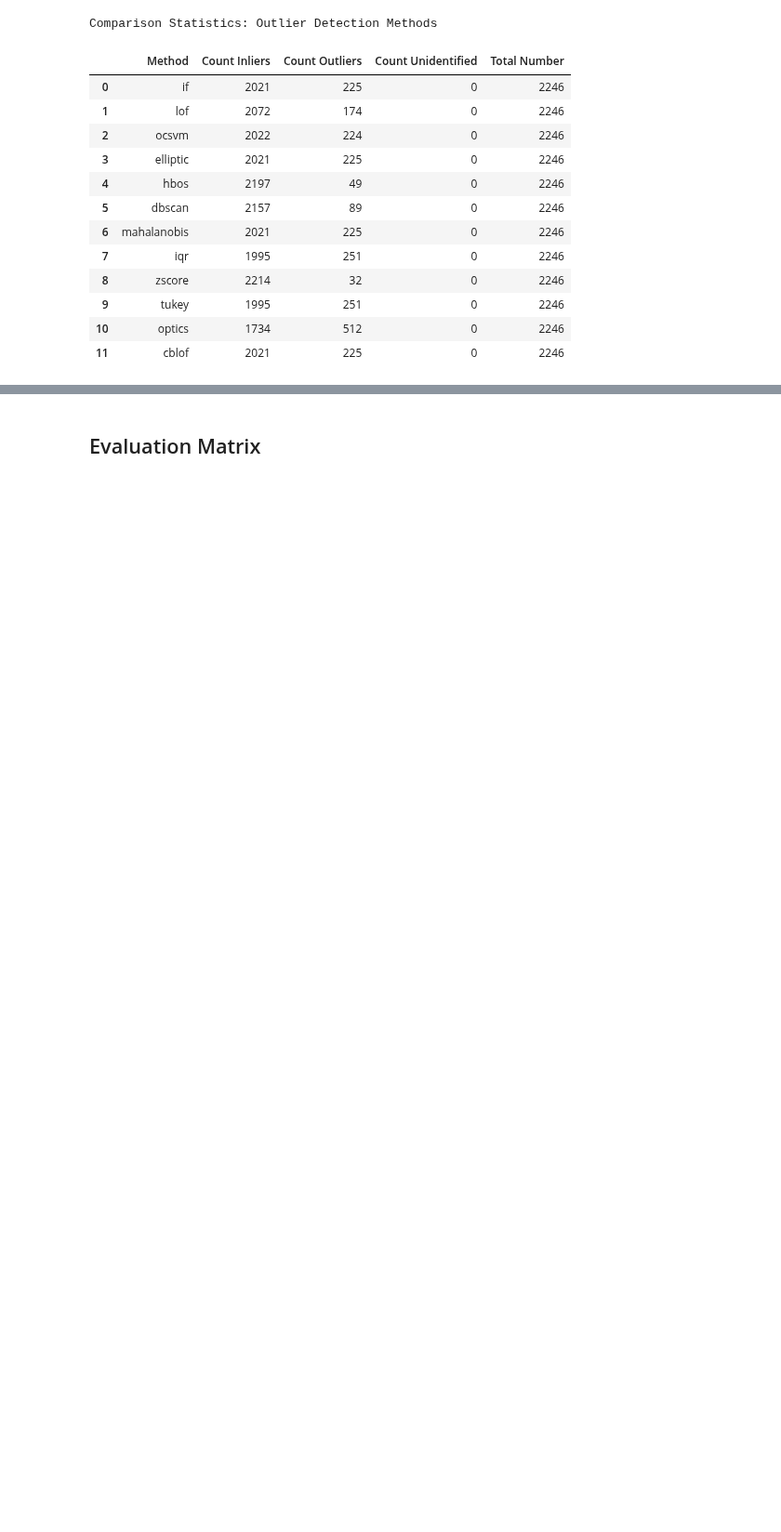
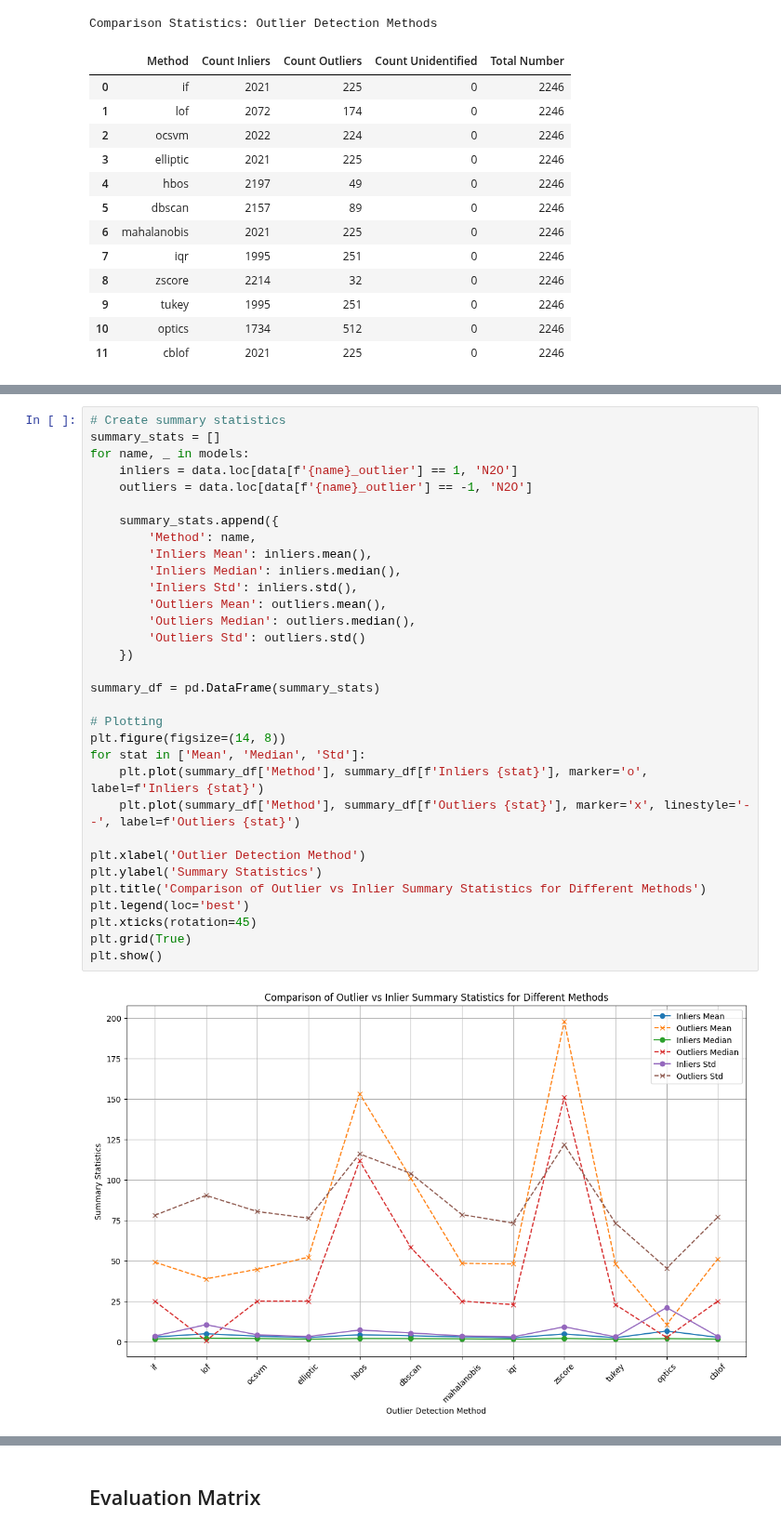
Before and after one commit to roniwahyu/outlier-detection2024, a Jupyter notebook: 01.Dataset-Rofiqul/Ujicoba3-29052024/09_05_1_N2O_Agriculture_OutliersDetection_2.ipynb, the cells around one changed output, grey strips where cells are left out. Shown at 93% size. Saved outputs shown, nothing was run; the diff lists cells and outputs as text; blank space fills up the shorter version.

```diff
--- a/01.Dataset-Rofiqul/Ujicoba3-29052024/09_05_1_N2O_Agriculture_OutliersDetection_2.ipynb
+++ b/01.Dataset-Rofiqul/Ujicoba3-29052024/09_05_1_N2O_Agriculture_OutliersDetection_2.ipynb
@@ -388,0 +463,34 @@ Comparison Statistics: Outlier Detection Methods
+# %%
+# Create summary statistics
+summary_stats = []
+for name, _ in models:
+    inliers = data.loc[data[f'{name}_outlier'] == 1, 'N2O']
+    outliers = data.loc[data[f'{name}_outlier'] == -1, 'N2O']
+
+    summary_stats.append({
+        'Method': name,
+        'Inliers Mean': inliers.mean(),
+        'Inliers Median': inliers.median(),
+        'Inliers Std': inliers.std(),
+        'Outliers Mean': outliers.mean(),
+        'Outliers Median': outliers.median(),
+        'Outliers Std': outliers.std()
+    })
+
+summary_df = pd.DataFrame(summary_stats)
+
+# Plotting
+plt.figure(figsize=(14, 8))
+for stat in ['Mean', 'Median', 'Std']:
+    plt.plot(summary_df['Method'], summary_df[f'Inliers {stat}'], marker='o', label=f'Inliers {stat}')
+    plt.plot(summary_df['Method'], summary_df[f'Outliers {stat}'], marker='x', linestyle='--', label=f'Outliers {stat}')
+
+plt.xlabel('Outlier Detection Method')
+plt.ylabel('Summary Statistics')
+plt.title('Comparison of Outlier vs Inlier Summary Statistics for Different Methods')
+plt.legend(loc='best')
+plt.xticks(rotation=45)
+plt.grid(True)
+plt.show()
+# %% [output]
+[figure, added]
```
Also changed, not shown: parts of 3 cells of this notebook.
